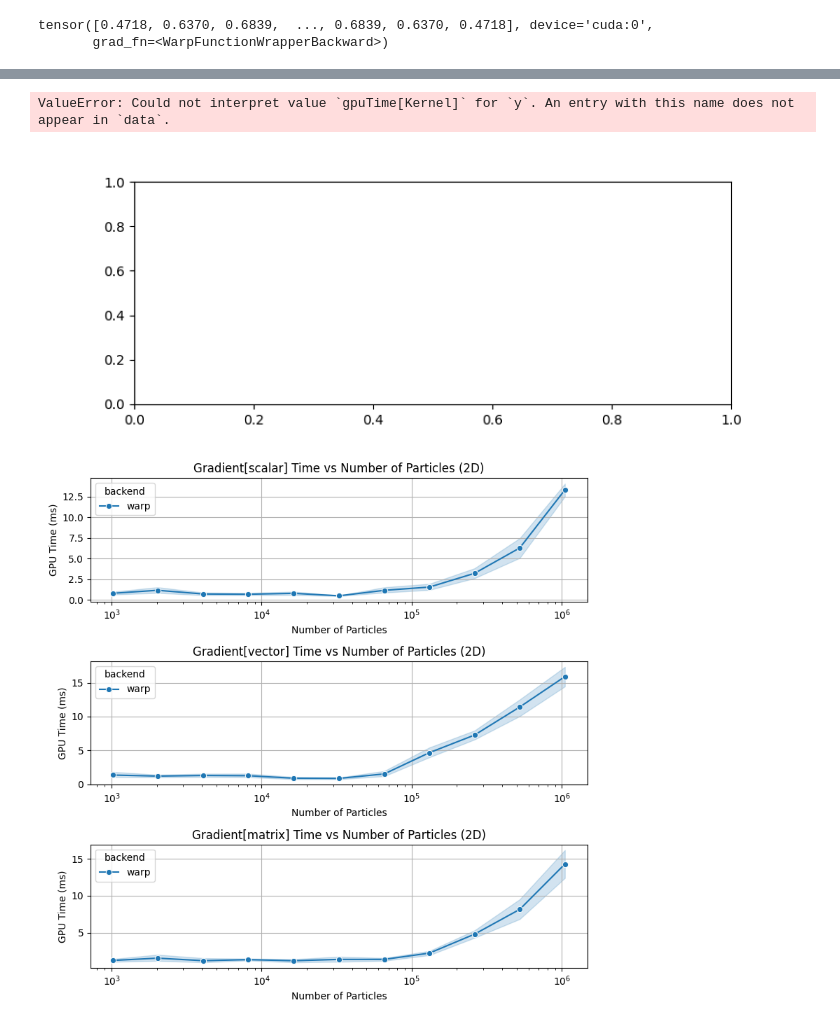
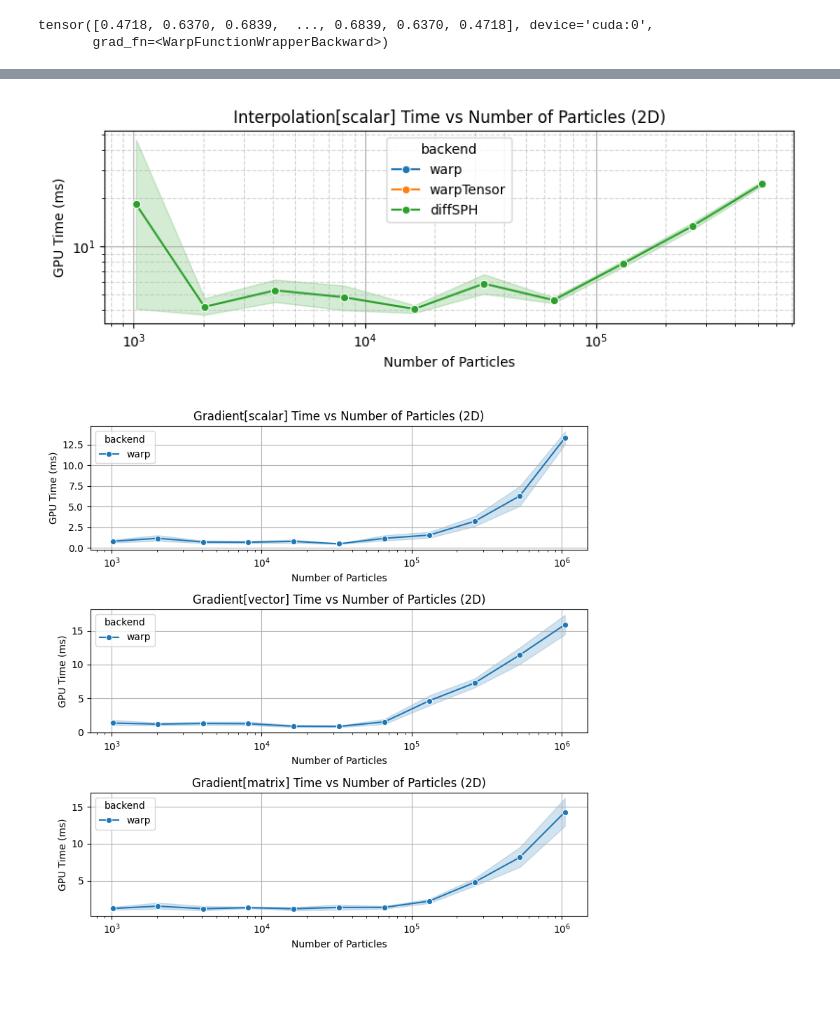
Before and after one commit to wi-re/warpSPHCore, a Jupyter notebook: warp_gradient.ipynb, the cells around one changed output, grey strips where cells are left out. Drawn from its saved outputs; the diff is of its cells as text; code cells hidden in the pictures; blank space fills up the shorter version.

Commit message:
fix benchmark

```diff
--- a/warp_gradient.ipynb
+++ b/warp_gradient.ipynb
@@ -764,7 +804,7 @@ def evalWarp(
                 adjacency = adjacency
         )
 
-        f_grad, gpuTimeGradScalar, cpuTimeGradScalar = timeFunction(computeSPHGradient_warpBackend,
+        f_grad, gpuTimeGradScalar, cpuTimeGradScalar = timeFunction(computeSPHGradient_warpBackend_manual,
                 queryPositions, referencePositions,
                 querySupports, referenceSupports,
                 queryMasses, referenceMasses,
@@ -786,7 +826,7 @@ def evalWarp(
                 adjacency = adjacency
         )
 
-        f_grad_grad, gpuTimeGradVector, cpuTimeGradVector = timeFunction(computeSPHGradient_warpBackend,
+        f_grad_grad, gpuTimeGradVector, cpuTimeGradVector = timeFunction(computeSPHGradient_warpBackend_manual,
                 queryPositions, referencePositions,
                 querySupports, referenceSupports,
                 queryMasses, referenceMasses,
@@ -808,7 +848,7 @@ def evalWarp(
                 adjacency = adjacency
         )
 
-        f_grad_grad_grad, gpuTimeGradMatrix, cpuTimeGradMatrix = timeFunction(computeSPHGradient_warpBackend,
+        f_grad_grad_grad, gpuTimeGradMatrix, cpuTimeGradMatrix = timeFunction(computeSPHGradient_warpBackend_manual,
                 queryPositions, referencePositions,
                 querySupports, referenceSupports,
                 queryMasses, referenceMasses,
@@ -1200,7 +1240,7 @@ def benchmark(
         referenceMasses = torch.ones(x.shape[0], device = x.device) * dx**dim
 
         benchmarkData = []
-        for i in (tq := tqdm(16, leave = False, desc = f'Warp Benchmark')):
+        for i in (tq := tqdm(range(16), leave = False, desc = f'Warp Benchmark')):
                 wpData = evalWarp(
                         queryPositions=queryPositions, querySupports=querySupports, queryMasses=queryMasses,
                         referencePositions=referencePositions, referenceSupports=referenceSupports, referenceMasses=referenceMasses,
@@ -1215,7 +1255,7 @@ def benchmark(
                 wpData['backend'] = 'warp'
 
                 benchmarkData.append(wpData)
-        for i in (tq := tqdm(16, leave = False, desc = f'Warp [Tensor] Benchmark')):
+        for i in (tq := tqdm(range(16), leave = False, desc = f'Warp [Tensor] Benchmark')):
                 wpData = evalWarpTensor(
                         queryPositions=queryPositions, querySupports=querySupports, queryMasses=queryMasses,
                         referencePositions=referencePositions, referenceSupports=referenceSupports, referenceMasses=referenceMasses,
@@ -1231,28 +1271,28 @@ def benchmark(
 
                 benchmarkData.append(wpData)
 
-        # for i in (tq := tqdm(16, leave = False, desc = f'DiffSPH Benchmark')):
-        #         dsphData = evalDiffSPH(
-        #                 queryPositions=queryPositions, querySupports=querySupports, queryMasses=queryMasses,
-        #                 referencePositions=referencePositions, referenceSupports=referenceSupports, referenceMasses=referenceMasses,
-        #                 domain=domain, mode=mode, hashMapLength=hashMapLength
-        #         )
-        #         dsphData['iter'] = i
-        #         dsphData['device'] = device
-        #         dsphData['numNeighbors'] = targetNumNeighbors
-        #         dsphData['nx'] = nx
-        #         dsphData['dim'] = dim
-        #         dsphData['numParticles'] = numParticles
-        #         dsphData['backend'] = 'diffSPH'
+        for i in (tq := tqdm(range(16), leave = False, desc = f'DiffSPH Benchmark')):
+                dsphData = evalDiffSPH(
+                        queryPositions=queryPositions, querySupports=querySupports, queryMasses=queryMasses,
+                        referencePositions=referencePositions, referenceSupports=referenceSupports, referenceMasses=referenceMasses,
+                        domain=domain, mode=mode, hashMapLength=hashMapLength
+                )
+                dsphData['iter'] = i
+                dsphData['device'] = device
+                dsphData['numNeighbors'] = targetNumNeighbors
+                dsphData['nx'] = nx
+                dsphData['dim'] = dim
+                dsphData['numParticles'] = numParticles
+                dsphData['backend'] = 'diffSPH'
 
-        #         benchmarkData.append(dsphData)
+                benchmarkData.append(dsphData)
 
         return benchmarkData
 # %%
 # bd = benchmark(device, 50, 32, 2, False, 'gather')
 # %%
 from tqdm.autonotebook import tqdm
-numParticles = [2**n for n in range(10, 24)]
+numParticles = [2**n for n in range(10, 20)]
 
 overallComputeData = []
 
@@ -1336,17 +1376,18 @@ fig.tight_layout()
 # %%
 fig, axis = plt.subplots(1,1, figsize = (8,3), squeeze = False)
 
 sns.lineplot(data = pdData[pdData['dim'] == 2], x = 'numParticles', y = 'gpuTime[Kernel]', hue = 'backend', ax = axis[0,0], marker = 'o')
 axis[0,0].set_xscale('log')
+axis[0,0].set_yscale('log')
 axis[0,0].set_xlabel('Number of Particles')
 axis[0,0].set_ylabel('GPU Time (ms)')
 axis[0,0].set_title('Interpolation[scalar] Time vs Number of Particles (2D)')
-axis[0,0].grid(True)
+axis[0,0].grid(True, which = 'major')
+axis[0,0].grid(True, which = 'minor', linestyle = '--', alpha = 0.5)
 
 fig.tight_layout()
 # %% [output]
-ValueError: Could not interpret value `gpuTime[Kernel]` for `y`. An entry with this name does not appear in `data`.
-[figure, old version]
+[figure, new version]
 # %%
 fig, axis = plt.subplots(3,1, figsize = (8,8), squeeze = False)
 
```
Also changed, not shown: parts of 18 cells of this notebook, 4 other files.
